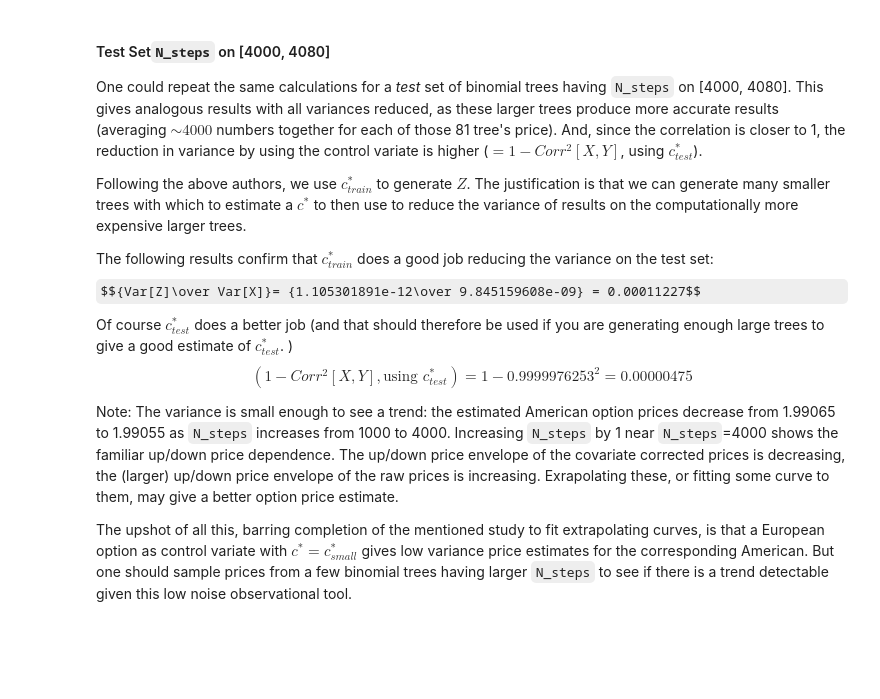
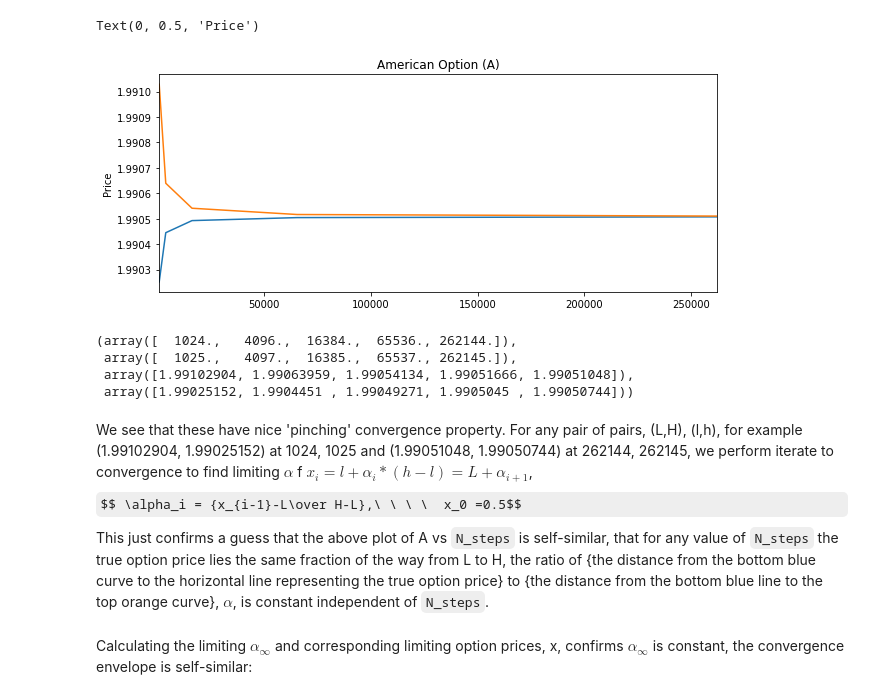
Before and after one commit to dslowik44/Option_Pricing, a Jupyter notebook: Doc_Ctrl_Var2.ipynb, the cells around one changed output. Drawn from its saved outputs; the diff is of its cells as text; code cells hidden in the pictures; some formulas as TeX source; blank space fills up the shorter version.

Commit message:
Asymptotic price envelops from binary trees

```diff
--- a/Doc_Ctrl_Var2.ipynb
+++ b/Doc_Ctrl_Var2.ipynb
@@ -347,14 +347,0 @@ We calculate the sample variances for each of: the American option prices, the A
-# %% [markdown]
-#### Test Set`N_steps` on [4000, 4080]
-One could repeat the same calculations for a *test* set of binomial trees having `N_steps` on [4000, 4080]. This gives analogous results with all variances reduced, as these larger trees produce more accurate results (averaging $\sim 4000$ numbers together for each of those 81 tree's price). And, since the correlation is closer to 1, the reduction in variance by using the control variate is higher ($= 1- Corr^2[X,Y]$, using $c^*_{test}$).
-
-Following the above authors, we use $c^*_{train}$ to generate $Z$. The justification is that we can generate many smaller trees with which to estimate a $c^*$ to then use to reduce the variance of results on the computationally more expensive larger trees.
-
-The following results confirm that $c^*_{train}$ does a good job reducing the variance on the test set:
-$${Var[Z]\over Var[X]}= {1.105301891e-12\over 9.845159608e-09} = 0.00011227$$
-Of course $c^*_{test}$ does a better job (and that should therefore be used if you are generating enough large trees to give a good estimate of $c^*_{test}$. )
-$$(1-Corr^2[X,Y], \text{using } c^*_{test}) = 1-0.9999976253^2 = 0.00000475$$
-
-Note: The variance  is small enough to see a trend: the estimated American option prices decrease from 1.99065 to 1.99055 as `N_steps` increases from 1000 to 4000. Increasing `N_steps` by 1 near `N_steps`=4000 shows the familiar up/down price dependence. The up/down price envelope of the covariate corrected prices is decreasing, the (larger) up/down price envelope of the raw prices is increasing. Exrapolating these, or fitting some curve to them, may give a better option price estimate.
-
-The upshot of all this, barring completion of the mentioned study to fit extrapolating curves, is that a European option as control variate with $c^* = c^*_{small}$ gives low variance price estimates for the corresponding American. But one should sample prices from a few binomial trees having larger `N_steps` to see if there is a trend detectable given this low noise observational tool.
@@ -409,0 +390,28 @@ cout << "Mean of raw European prices: " << std::setprecision(10) << euro_mean <<
+# %%
+# Read in the paired american option prices and plot:
+import numpy as np
+import matplotlib.pyplot as plt
+
+N_steps_lows, lows = np.loadtxt("prcs_low_clusters.csv", delimiter=',', unpack=True)
+N_steps_highs, highs = np.loadtxt("prcs_high_clusters.csv", delimiter=',', unpack=True)
+
+fig, ax = plt.subplots(1, 1, figsize=(10,4))
+ax.plot(N_steps_lows, lows)
+ax.plot(N_steps_highs, highs)
+ax.set_title("American Option (A)")
+ax.set_xlim(N_steps_lows[0], N_steps_highs[-1])
+ax.set_ylabel('Price')
+# %% [output]
+Text(0, 0.5, 'Price')
+[figure, added]
+# %%
+N_steps_lows, N_steps_highs, highs, lows
+# %% [output]
+(array([  1024.,   4096.,  16384.,  65536., 262144.]),
+ array([  1025.,   4097.,  16385.,  65537., 262145.]),
+ array([1.99102904, 1.99063959, 1.99054134, 1.99051666, 1.99051048]),
+ array([1.99025152, 1.9904451 , 1.99049271, 1.9905045 , 1.99050744]))
+# %% [markdown]
+We see that these have nice 'pinching' convergence property. For any pair of pairs, (L,H), (l,h), for example (1.99102904, 1.99025152) at 1024, 1025 and (1.99051048, 1.99050744) at 262144, 262145, we perform iterate to convergence to find limiting $\alpha$ f $x_i = l + \alpha_i*(h-l) = L + \alpha_{i+1}$,
+$$ \alpha_i = {x_{i-1}-L\over H-L},\ \ \ \  x_0 =0.5$$
+This just confirms a guess that the above plot of A vs `N_steps` is self-similar, that for any value of `N_steps` the true option price lies the same fraction of the way from L to H, the ratio of {the distance from the bottom blue curve to the horizontal line representing the true option price} to {the distance from the bottom blue line to the top orange curve}, $\alpha$, is constant independent of `N_steps`.
@@ -409,0 +429,2 @@ cout << "Mean of raw European prices: " << std::setprecision(10) << euro_mean <<
+# %% [markdown]
+Calculating the limiting $\alpha_\infty$ and corresponding limiting option prices, x, confirms $\alpha_\infty$ is constant, the convergence envelope is self-similar:
```
Also changed, not shown: parts of 23 cells of this notebook.
